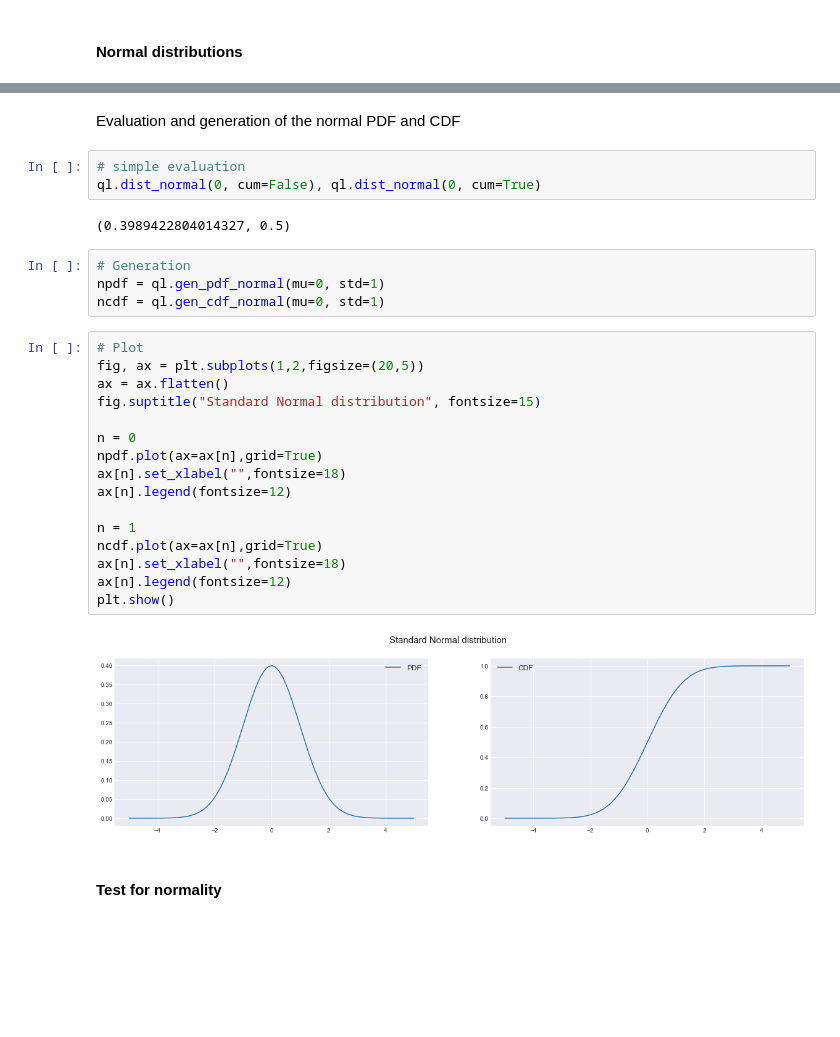
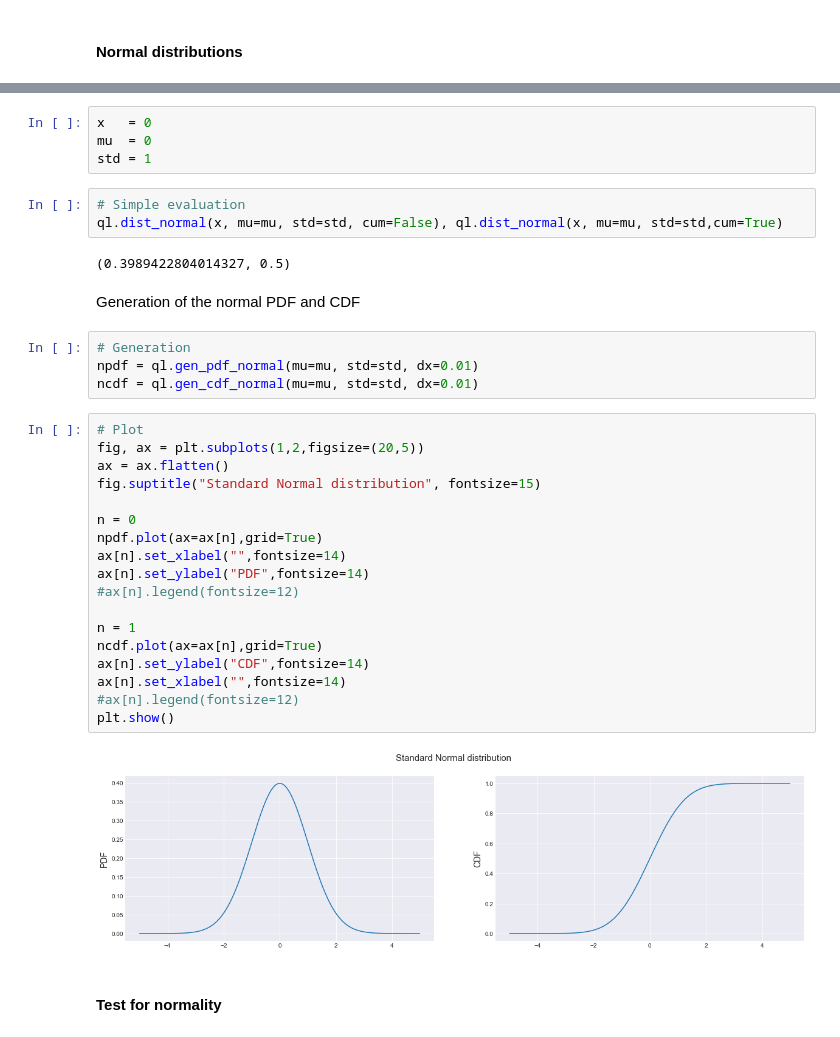
Before and after one commit to z4ir3/quant-library, a Jupyter notebook: tutorial-quant-library.ipynb, the cells around one changed output, grey strips where cells are left out. Saved outputs shown, nothing was run; the diff lists cells and outputs as text; blank space fills up the shorter version.

```diff
--- a/tutorial-quant-library.ipynb
+++ b/tutorial-quant-library.ipynb
@@ -571,32 +573,38 @@ ql.summary_stats(rets, CL=CL)
+# %%
+x   = 0
+mu  = 0
+std = 1
+# %%
+# Simple evaluation
+ql.dist_normal(x, mu=mu, std=std, cum=False), ql.dist_normal(x, mu=mu, std=std,cum=True)
+# %% [output]
+(0.3989422804014327, 0.5)
 # %% [markdown]
-Evaluation and generation of the normal PDF and CDF
+Generation of the normal PDF and CDF
-# %%
-# simple evaluation
-ql.dist_normal(0, cum=False), ql.dist_normal(0, cum=True)
-# %% [output]
-(0.3989422804014327, 0.5)
 # %%
 # Generation
-npdf = ql.gen_pdf_normal(mu=0, std=1)
-ncdf = ql.gen_cdf_normal(mu=0, std=1)
+npdf = ql.gen_pdf_normal(mu=mu, std=std, dx=0.01)
+ncdf = ql.gen_cdf_normal(mu=mu, std=std, dx=0.01)
 # %%
 # Plot
 fig, ax = plt.subplots(1,2,figsize=(20,5))
 ax = ax.flatten()
 fig.suptitle("Standard Normal distribution", fontsize=15)
 
 n = 0
 npdf.plot(ax=ax[n],grid=True)
-ax[n].set_xlabel("",fontsize=18)
-ax[n].legend(fontsize=12)
+ax[n].set_xlabel("",fontsize=14)
+ax[n].set_ylabel("PDF",fontsize=14)
+#ax[n].legend(fontsize=12)
 
 n = 1
 ncdf.plot(ax=ax[n],grid=True)
-ax[n].set_xlabel("",fontsize=18)
-ax[n].legend(fontsize=12)
+ax[n].set_ylabel("CDF",fontsize=14)
+ax[n].set_xlabel("",fontsize=14)
+#ax[n].legend(fontsize=12)
 plt.show()
 # %% [output]
-[figure, old version]
+[figure, new version]
 # %% [markdown]
 #### Test for normality
 # %% [markdown]
```
Also changed, not shown: parts of 35 cells of this notebook.
